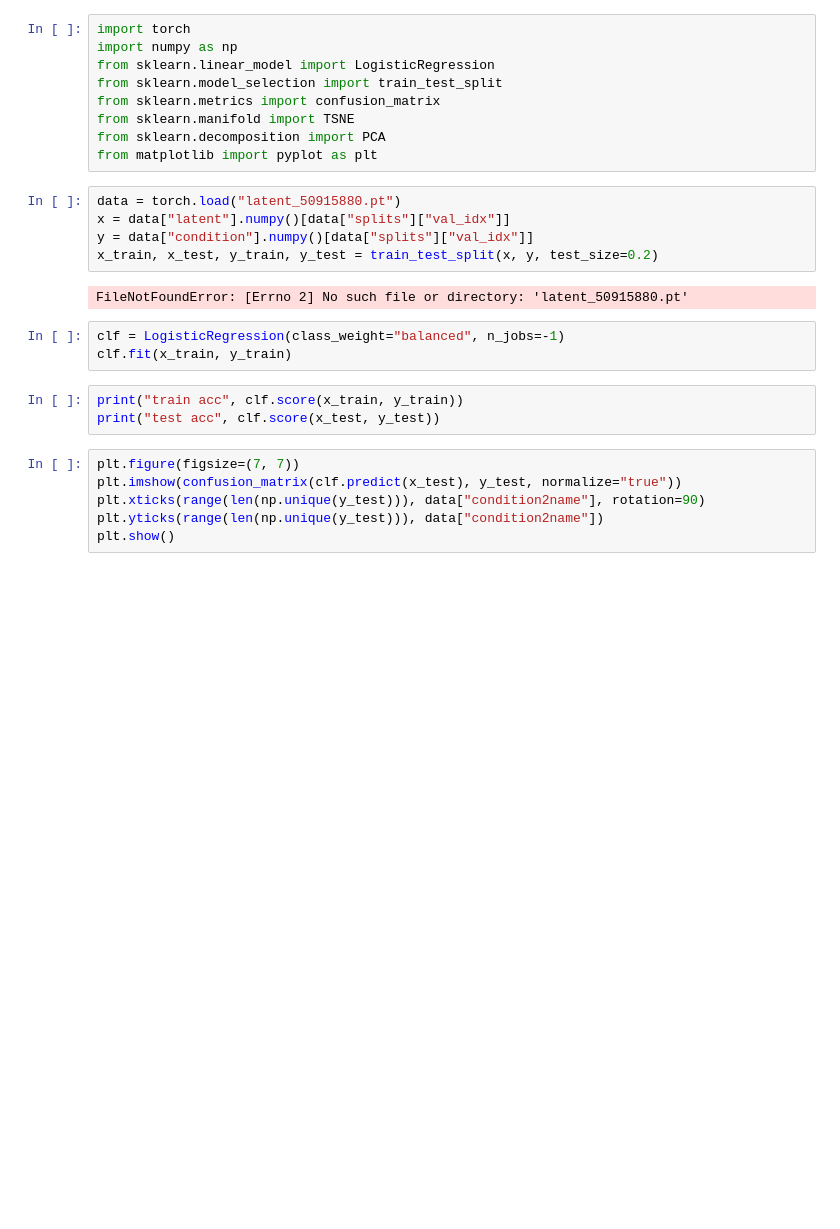
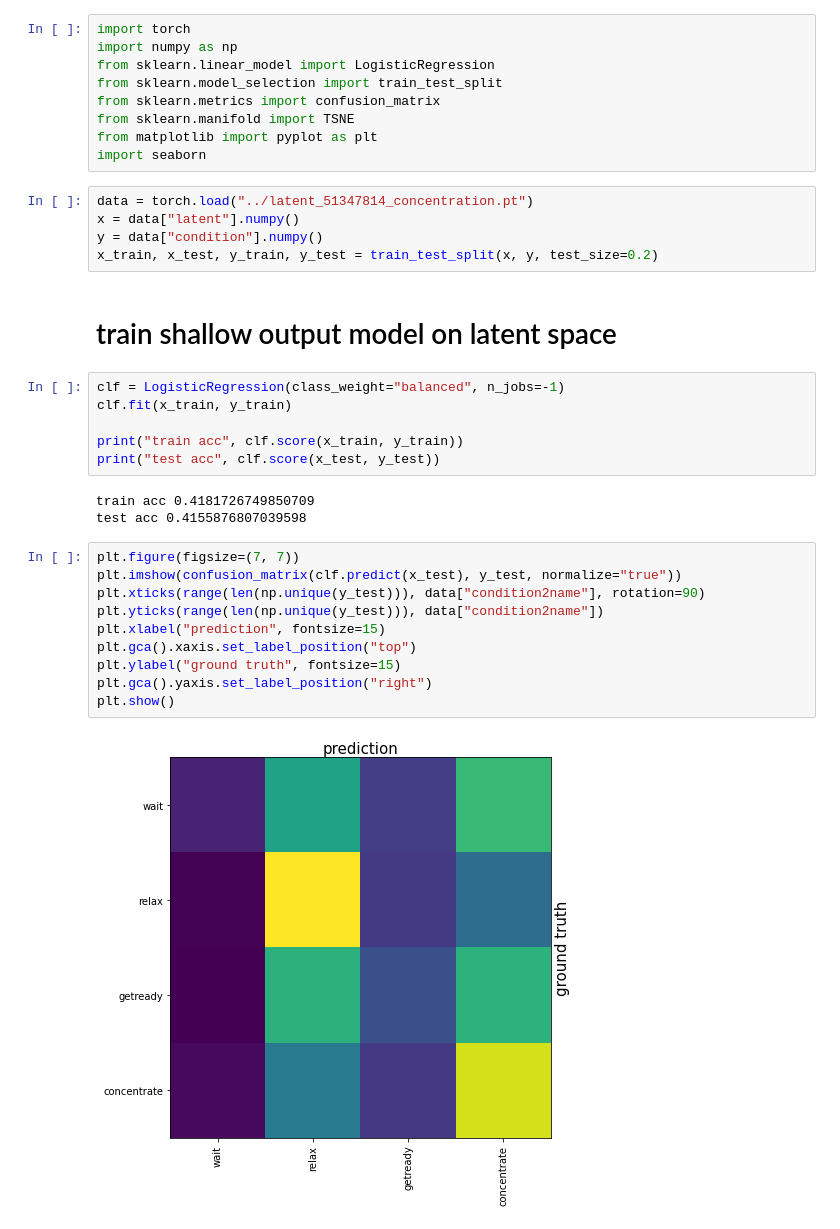
Before and after one commit to PhilippThoelke/eeg-transformer, a Jupyter notebook: notebooks/LatentSpace.ipynb, the cells around one changed output. Cells and saved outputs as stored; diff of their text form; blank space fills up the shorter version.

Commit message:
Update latent space visualization

```diff
--- a/notebooks/LatentSpace.ipynb
+++ b/notebooks/LatentSpace.ipynb
@@ -5,24 +5,33 @@ from sklearn.linear_model import LogisticRegression
 from sklearn.model_selection import train_test_split
 from sklearn.metrics import confusion_matrix
 from sklearn.manifold import TSNE
-from sklearn.decomposition import PCA
 from matplotlib import pyplot as plt
+import seaborn
 # %%
-data = torch.load("latent_50915880.pt")
-x = data["latent"].numpy()[data["splits"]["val_idx"]]
-y = data["condition"].numpy()[data["splits"]["val_idx"]]
+data = torch.load("../latent_51347814_concentration.pt")
+x = data["latent"].numpy()
+y = data["condition"].numpy()
 x_train, x_test, y_train, y_test = train_test_split(x, y, test_size=0.2)
-# %% [output]
-FileNotFoundError: [Errno 2] No such file or directory: 'latent_50915880.pt'
+# %% [markdown]
+# train shallow output model on latent space
 # %%
 clf = LogisticRegression(class_weight="balanced", n_jobs=-1)
 clf.fit(x_train, y_train)
+
+print("train acc", clf.score(x_train, y_train))
+print("test acc", clf.score(x_test, y_test))
+# %% [output]
+train acc 0.4181726749850709
+test acc 0.4155876807039598
-# %%
-print("train acc", clf.score(x_train, y_train))
-print("test acc", clf.score(x_test, y_test))
 # %%
 plt.figure(figsize=(7, 7))
 plt.imshow(confusion_matrix(clf.predict(x_test), y_test, normalize="true"))
 plt.xticks(range(len(np.unique(y_test))), data["condition2name"], rotation=90)
 plt.yticks(range(len(np.unique(y_test))), data["condition2name"])
+plt.xlabel("prediction", fontsize=15)
+plt.gca().xaxis.set_label_position("top")
+plt.ylabel("ground truth", fontsize=15)
+plt.gca().yaxis.set_label_position("right")
 plt.show()
+# %% [output]
+[figure, added]
```
Also changed, not shown: parts of 8 cells of this notebook.
